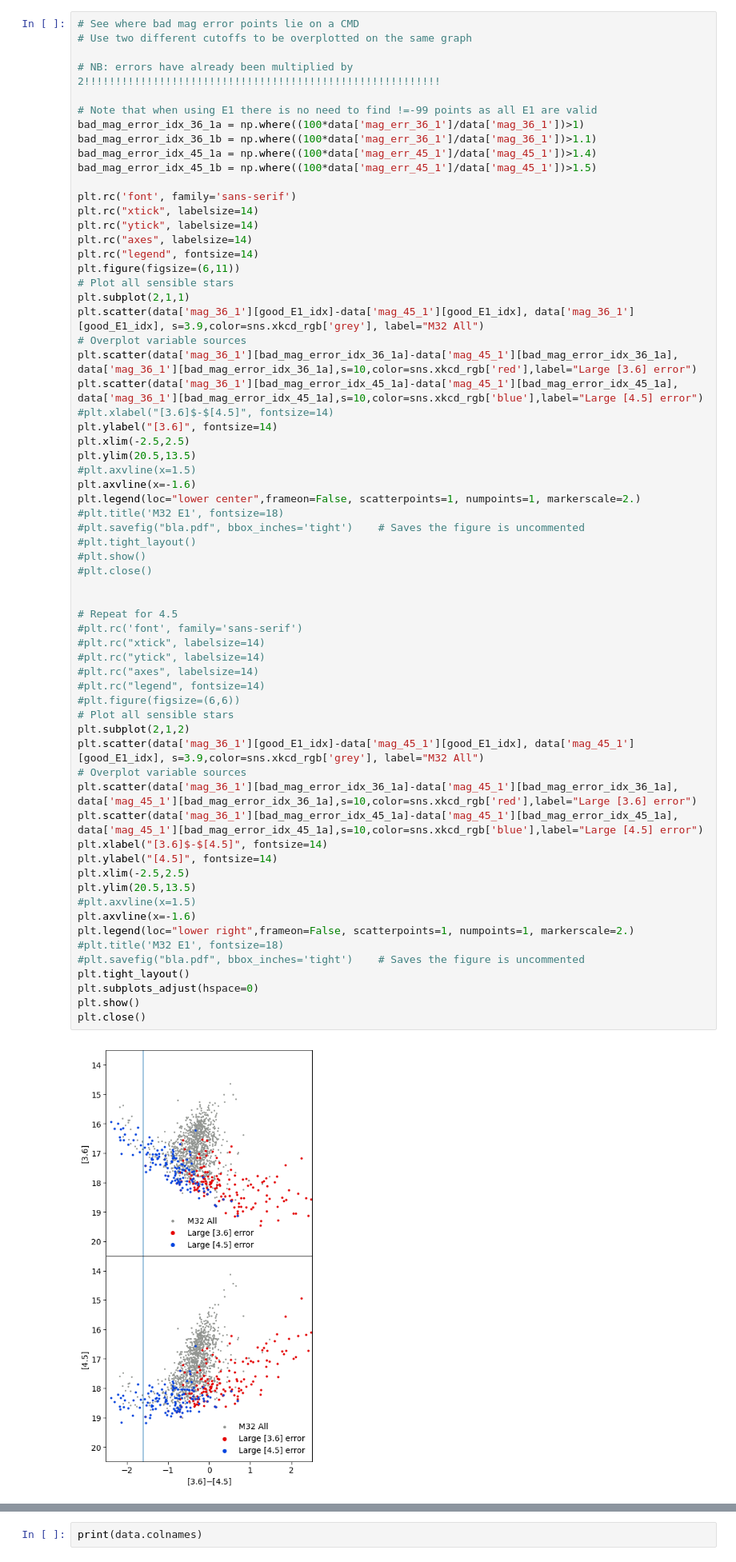
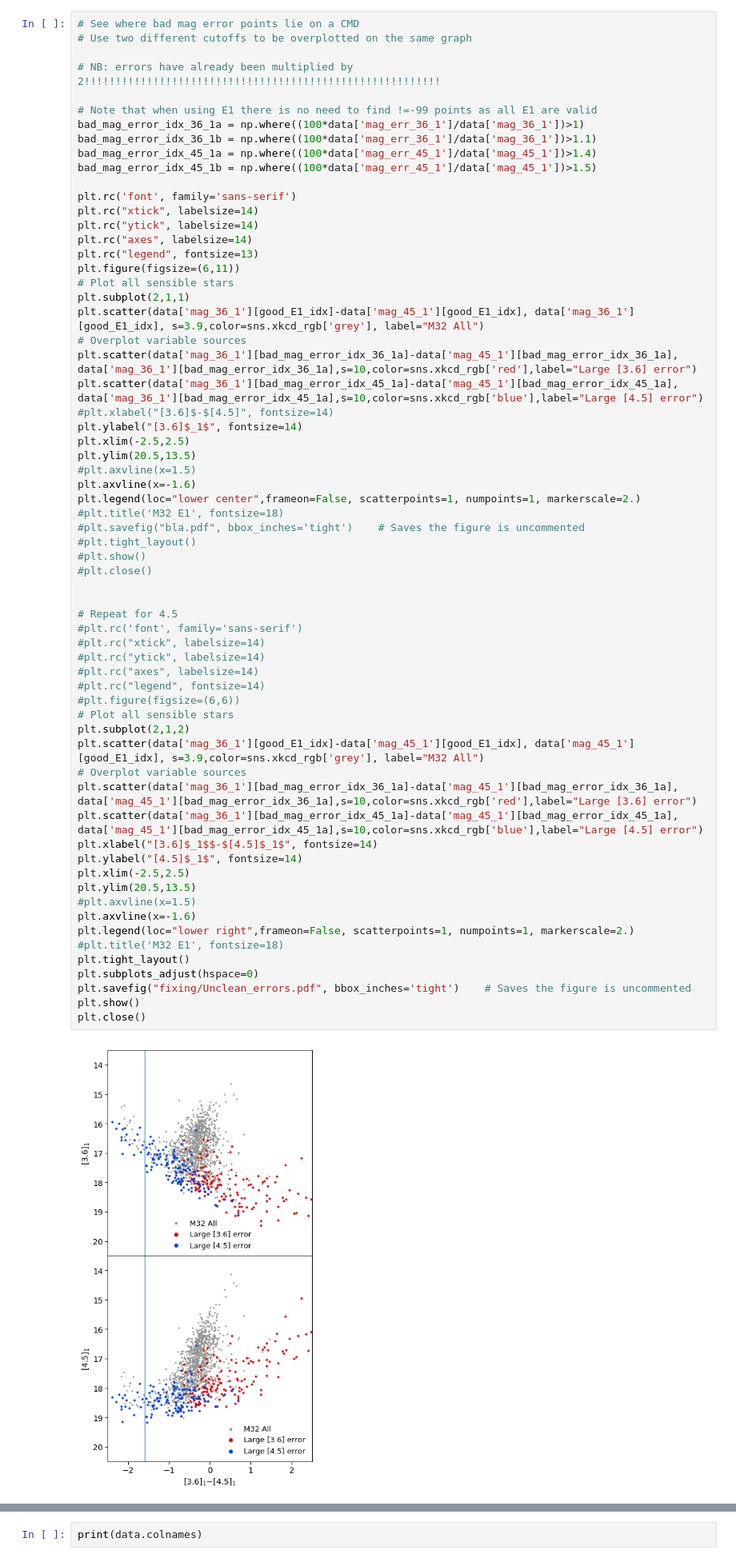
Before and after one commit to MichaelSharp7/M32, a Jupyter notebook: M32_CMD_CCD_unclean.ipynb, the cells around one changed output, grey strips where cells are left out. Shown at 80% size. Cells and saved outputs as stored; diff of their text form.

```diff
--- a/M32_CMD_CCD_unclean.ipynb
+++ b/M32_CMD_CCD_unclean.ipynb
@@ -84,7 +84,7 @@ plt.rc('font', family='sans-serif')
 plt.rc("xtick", labelsize=14)
 plt.rc("ytick", labelsize=14)
 plt.rc("axes", labelsize=14)
-plt.rc("legend", fontsize=14)
+plt.rc("legend", fontsize=13)
 plt.figure(figsize=(6,11))
 # Plot all sensible stars
 plt.subplot(2,1,1)
@@ -93,7 +93,7 @@ plt.scatter(data['mag_36_1'][good_E1_idx]-data['mag_45_1'][good_E1_idx], data['m
 plt.scatter(data['mag_36_1'][bad_mag_error_idx_36_1a]-data['mag_45_1'][bad_mag_error_idx_36_1a], data['mag_36_1'][bad_mag_error_idx_36_1a],s=10,color=sns.xkcd_rgb['red'],label="Large [3.6] error")
 plt.scatter(data['mag_36_1'][bad_mag_error_idx_45_1a]-data['mag_45_1'][bad_mag_error_idx_45_1a], data['mag_36_1'][bad_mag_error_idx_45_1a],s=10,color=sns.xkcd_rgb['blue'],label="Large [4.5] error")
 #plt.xlabel("[3.6]$-$[4.5]", fontsize=14)
-plt.ylabel("[3.6]", fontsize=14)
+plt.ylabel("[3.6]$_1$", fontsize=14)
 plt.xlim(-2.5,2.5)
 plt.ylim(20.5,13.5)
 #plt.axvline(x=1.5)
@@ -103,37 +103,37 @@ plt.legend(loc="lower center",frameon=False, scatterpoints=1, numpoints=1, marke
 #plt.savefig("bla.pdf", bbox_inches='tight')    # Saves the figure is uncommented
 #plt.tight_layout()
 #plt.show()
 #plt.close()
 
 
 # Repeat for 4.5
 #plt.rc('font', family='sans-serif')
 #plt.rc("xtick", labelsize=14)
 #plt.rc("ytick", labelsize=14)
 #plt.rc("axes", labelsize=14)
 #plt.rc("legend", fontsize=14)
 #plt.figure(figsize=(6,6))
 # Plot all sensible stars
 plt.subplot(2,1,2)
 plt.scatter(data['mag_36_1'][good_E1_idx]-data['mag_45_1'][good_E1_idx], data['mag_45_1'][good_E1_idx], s=3.9,color=sns.xkcd_rgb['grey'], label="M32 All")
 # Overplot variable sources
 plt.scatter(data['mag_36_1'][bad_mag_error_idx_36_1a]-data['mag_45_1'][bad_mag_error_idx_36_1a], data['mag_45_1'][bad_mag_error_idx_36_1a],s=10,color=sns.xkcd_rgb['red'],label="Large [3.6] error")
 plt.scatter(data['mag_36_1'][bad_mag_error_idx_45_1a]-data['mag_45_1'][bad_mag_error_idx_45_1a], data['mag_45_1'][bad_mag_error_idx_45_1a],s=10,color=sns.xkcd_rgb['blue'],label="Large [4.5] error")
-plt.xlabel("[3.6]$-$[4.5]", fontsize=14)
-plt.ylabel("[4.5]", fontsize=14)
+plt.xlabel("[3.6]$_1$$-$[4.5]$_1$", fontsize=14)
+plt.ylabel("[4.5]$_1$", fontsize=14)
 plt.xlim(-2.5,2.5)
 plt.ylim(20.5,13.5)
 #plt.axvline(x=1.5)
 plt.axvline(x=-1.6)
 plt.legend(loc="lower right",frameon=False, scatterpoints=1, numpoints=1, markerscale=2.)
 #plt.title('M32 E1', fontsize=18)
-#plt.savefig("bla.pdf", bbox_inches='tight')    # Saves the figure is uncommented
 plt.tight_layout()
 plt.subplots_adjust(hspace=0)
+plt.savefig("fixing/Unclean_errors.pdf", bbox_inches='tight')    # Saves the figure is uncommented
 plt.show()
 plt.close()
 # %% [output]
-[figure, old version]
+[figure, new version]
 # %%
 # Subtract blue and red points above from the CMDs to see what the clean graphs look like
 
```
Also changed, not shown: parts of 1 cell of this notebook, 7 other files.
